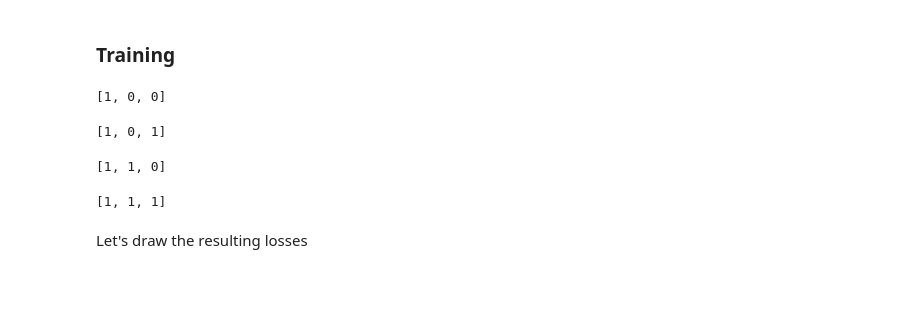
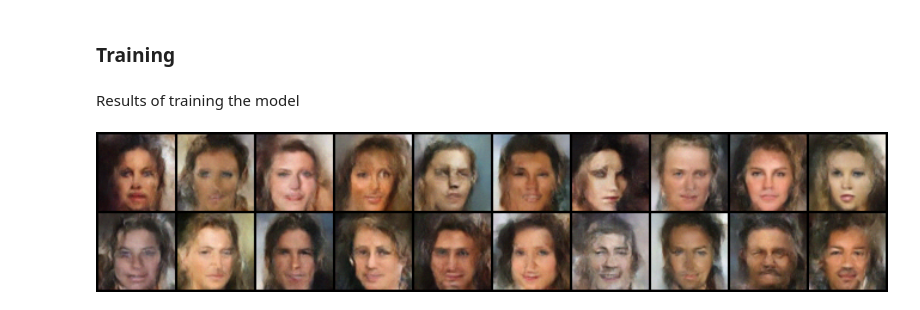
Before and after one commit to Natifick/Glow-ing-Bayes, a Jupyter notebook: Glow.ipynb, the cells around one changed output. Cells and saved outputs as stored; diff of their text form; code cells hidden in the pictures; blank space fills up the shorter version.

```diff
--- a/Glow.ipynb
+++ b/Glow.ipynb
@@ -689,23 +700,10 @@ def save_all(model, optim, CONFIG, losses, folder="checkpoints", model_prefix=""
         json.dump(conf, f)
     with open(f"{folder}/losss_{model_prefix}.json", "w") as f:
         json.dump(losses, f)
-# %%
-for n in range(1, 8):
-    # layers_mask = [use_act_norm, use_one_conv, use_coupling]
-    mask = [(n // 2 ** i) % 2 for i in range(3)][::-1]
-    print(mask)
-    CONFIG.layers_mask = mask
-    model, optimizer = make_model(CONFIG)
-    model_prefix = "m" + "".join([str(m) for m in mask])
-    loss_hist = train(CONFIG, model, optimizer, train_loader, model_prefix=model_prefix)
-    save_all(model, optimizer, CONFIG, loss_hist, model_prefix=model_prefix)
-# %% [output]
-[1, 0, 0]
-[1, 0, 1]
-[1, 1, 0]
-[1, 1, 1]
+# %% [markdown]
+Results of training the model
 # %%
 from IPython import display
-display.Image("sample/013801.png", width=1000)
+display.Image("sample/021901.png", width=1000)
+# %% [output]
+[figure, added]
-# %% [markdown]
-Let's draw the resulting losses
```
Also changed, not shown: parts of 15 cells of this notebook.
